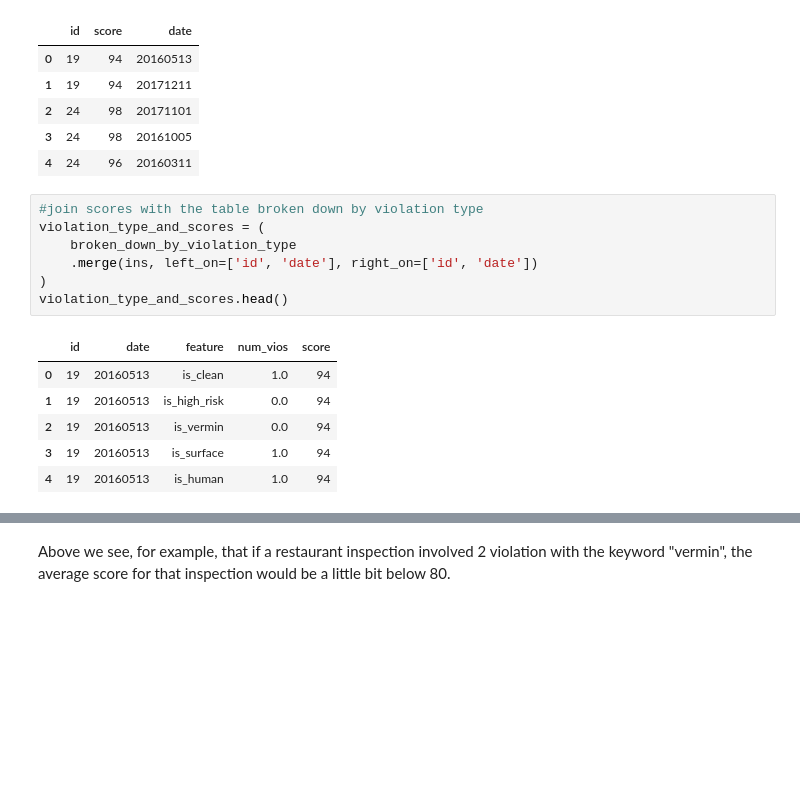
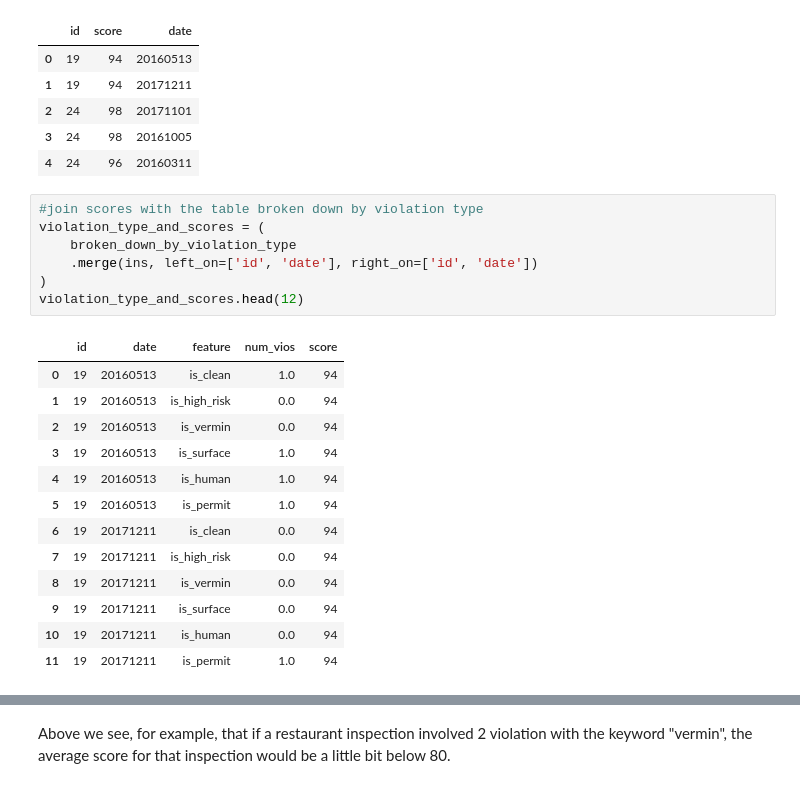
Before and after one commit to shayabarry/fa19, a Jupyter notebook: lecture/lec09/lec09-working-with-text.ipynb, the cells around one changed output, grey strips where cells are left out. Saved outputs shown, nothing was run; the diff lists cells and outputs as text; blank space fills up the shorter version.

```diff
--- a/lecture/lec09/lec09-working-with-text.ipynb
+++ b/lecture/lec09/lec09-working-with-text.ipynb
@@ -303,16 +316,23 @@ ins.head()
 # %%
 #join scores with the table broken down by violation type
 violation_type_and_scores = (
     broken_down_by_violation_type
     .merge(ins, left_on=['id', 'date'], right_on=['id', 'date'])
 )
-violation_type_and_scores.head()
+violation_type_and_scores.head(12)
 # %% [output]
 |  | id | date | feature | num_vios | score |
 | 0 | 19 | 20160513 | is_clean | 1.0 | 94 |
 | 1 | 19 | 20160513 | is_high_risk | 0.0 | 94 |
 | 2 | 19 | 20160513 | is_vermin | 0.0 | 94 |
 | 3 | 19 | 20160513 | is_surface | 1.0 | 94 |
 | 4 | 19 | 20160513 | is_human | 1.0 | 94 |
+| 5 | 19 | 20160513 | is_permit | 1.0 | 94 |
+| 6 | 19 | 20171211 | is_clean | 0.0 | 94 |
+| 7 | 19 | 20171211 | is_high_risk | 0.0 | 94 |
+| 8 | 19 | 20171211 | is_vermin | 0.0 | 94 |
+| 9 | 19 | 20171211 | is_surface | 0.0 | 94 |
+| 10 | 19 | 20171211 | is_human | 0.0 | 94 |
+| 11 | 19 | 20171211 | is_permit | 1.0 | 94 |
 # %%
 sns.catplot(x='num_vios', y='score',
```
Also changed, not shown: parts of 26 cells of this notebook, 7 other files.
